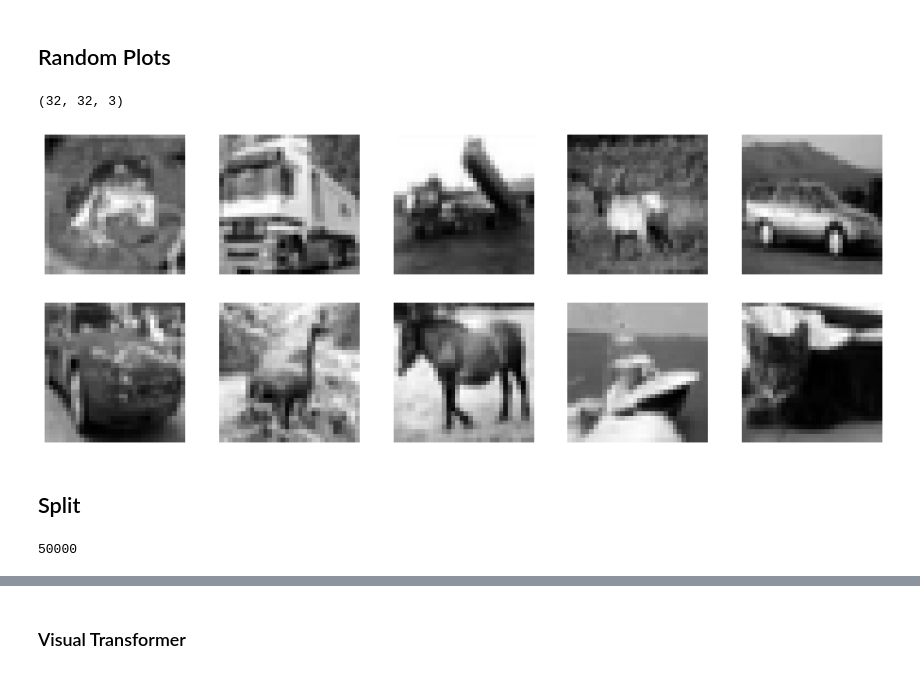
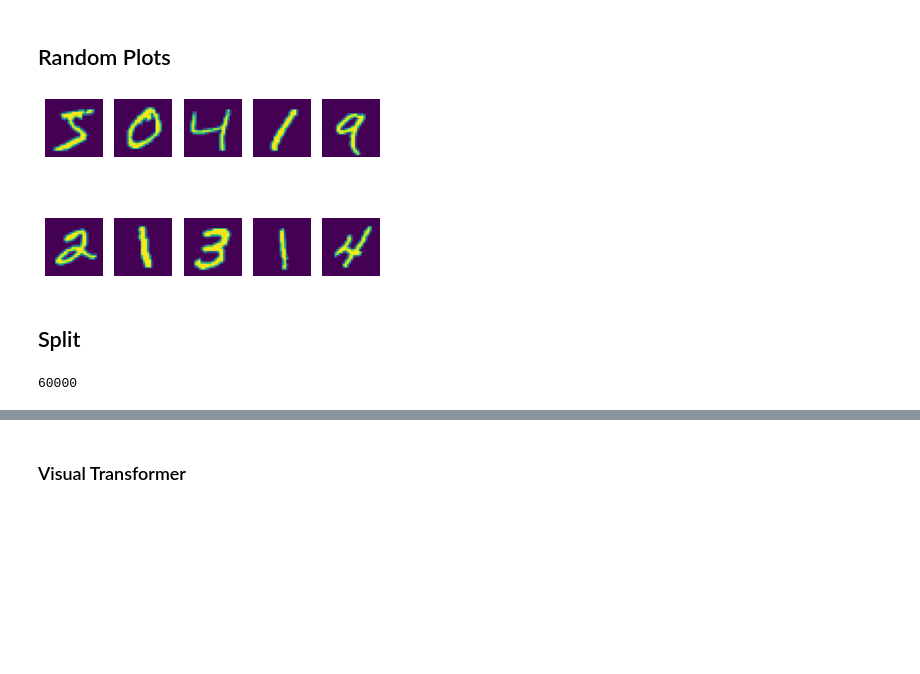
Before and after one commit to nkasmanoff/vit-pytorch, a Jupyter notebook: examples/Examine ViT.ipynb, the cells around one changed output, grey strips where cells are left out. Drawn from its saved outputs; the diff is of its cells as text; code cells hidden in the pictures; blank space fills up the shorter version.

```diff
--- a/examples/Examine ViT.ipynb
+++ b/examples/Examine ViT.ipynb
@@ -54,14 +56,13 @@ device = 'cuda'
 # %% [markdown]
 ## Load Data
 # %%
+#TODO: Other data, transforms, etc.
 
-input_size  = 28*28   # images are 28x28 pixels
-output_size = 10      # there are 10 classes
 
 train_loader = torch.utils.data.DataLoader(
     datasets.MNIST('../data', train=True, download=True,
                    transform=transforms.Compose([
-                       transforms.Grayscale(num_output_channels=1),
+                     #  transforms.Grayscale(num_output_channels=1),
                        transforms.ToTensor(),
                        transforms.Normalize((0.1307,), (0.3081,))
                    ])),
@@ -69,34 +70,31 @@ train_loader = torch.utils.data.DataLoader(
 
 test_loader = torch.utils.data.DataLoader(
     datasets.MNIST('../data', train=False, transform=transforms.Compose([
-                       transforms.Grayscale(num_output_channels=1),
+                    #   transforms.Grayscale(num_output_channels=1),
                        transforms.ToTensor(),
                        transforms.Normalize((0.1307,), (0.3081,))
                    ])),
     batch_size=1000, shuffle=True)
 # %% [markdown]
 ## Random Plots
-# %%
-image.numpy().transpose(1,2,0).shape
-# %% [output]
-(32, 32, 3)
 # %%
 
 # show some images
-plt.figure(figsize=(16, 6))
+#plt.figure(figsize=(4, 1.5))
 for i in range(10):
     plt.subplot(2, 5, i + 1)
     image, _ = train_loader.dataset.__getitem__(i)
-    plt.imshow(image.squeeze().numpy(),cmap='gray')
+    #plt.imshow(image.squeeze().numpy(),cmap='gray')
+    plt.imshow(image.numpy().transpose(1,2,0))
     plt.axis('off');
 # %% [output]
-[figure, old version]
+[figure, new version]
 # %% [markdown]
 ## Split
 # %%
 train_loader.dataset.__len__()
 # %% [output]
-50000
+60000
 # %%
 print(f"Train Data: {train_loader.dataset.__len__()}")
 print(f"Test Data: {test_loader.dataset.__len__()}")
```
Also changed, not shown: parts of 29 cells of this notebook, 2 other files.
